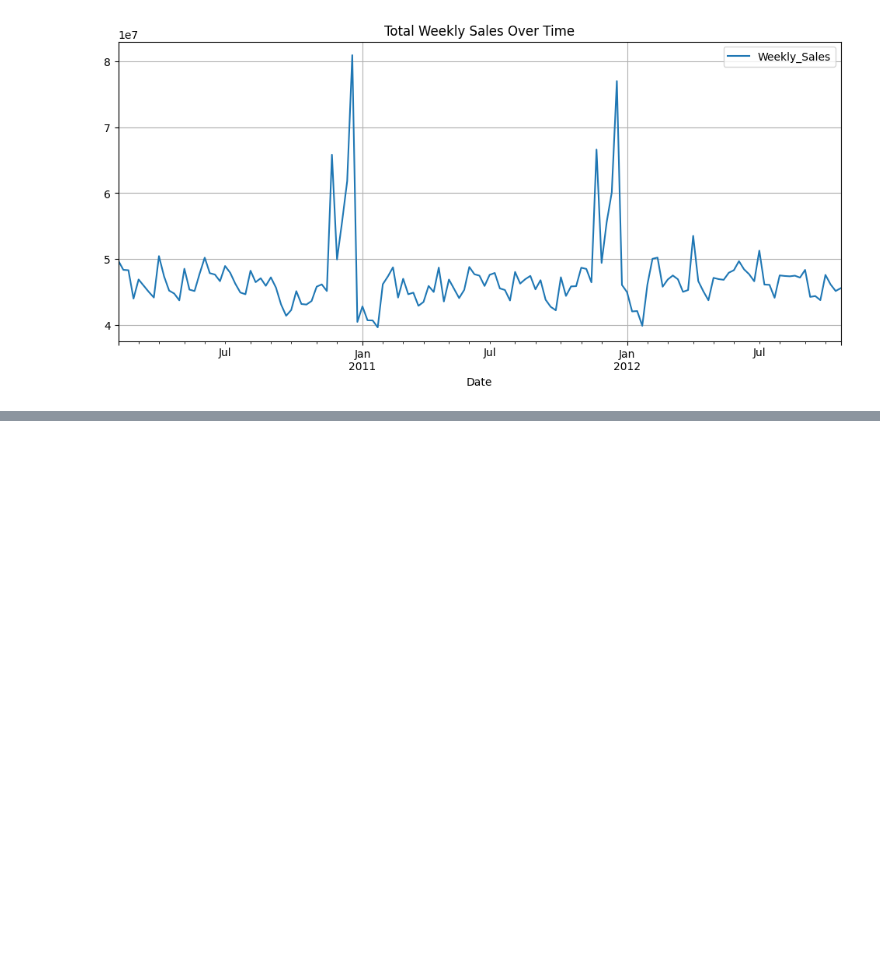
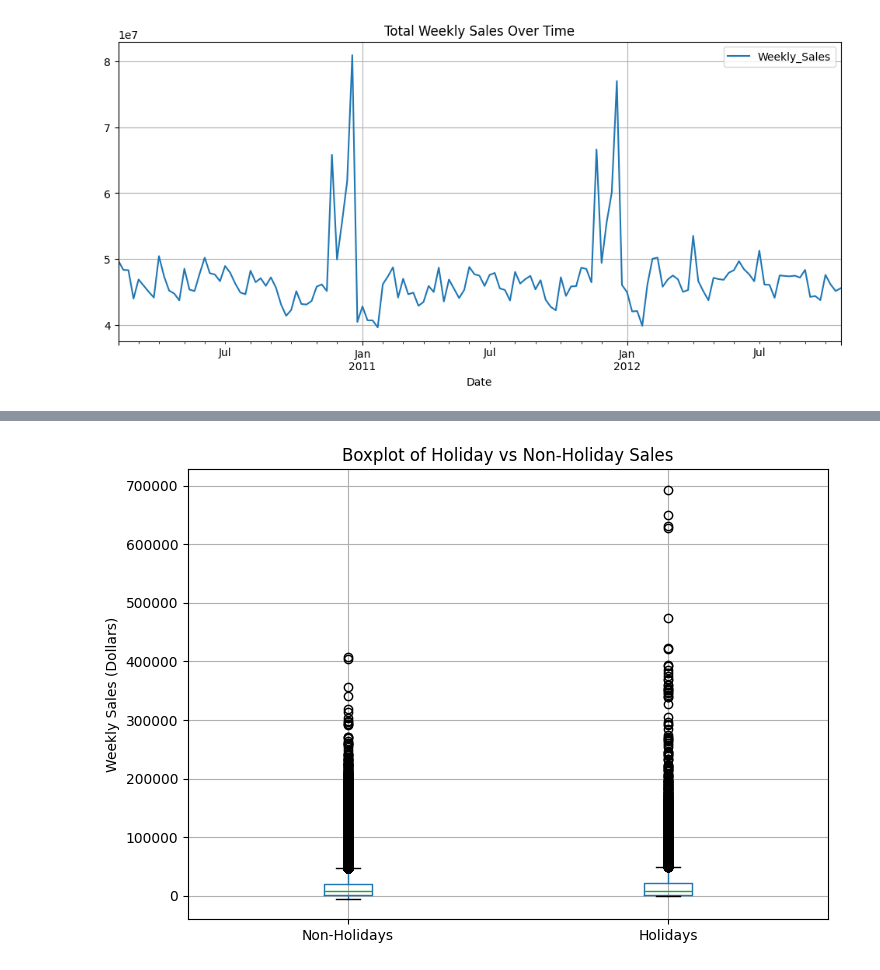
Before and after one commit to DavidO1621/Walmart-kpi-project, a Jupyter notebook: notebooks/01_EDA.ipynb, the cells around one changed output, grey strips where cells are left out. Saved outputs shown, nothing was run; the diff lists cells and outputs as text; code cells hidden in the pictures; blank space fills up the shorter version.

```diff
--- a/notebooks/01_EDA.ipynb
+++ b/notebooks/01_EDA.ipynb
@@ -128,0 +155,14 @@ plt.xticks(rotation = 45)
+# %%
+ax =df.boxplot(
+    column ='Weekly_Sales',
+    by ='IsHoliday',
+    figsize =(8,6)
+    )
+ax.set_title('Boxplot of Holiday vs Non-Holiday Sales')
+plt.suptitle('')
+ax.set_xlabel('')
+ax.set_ylabel('Weekly Sales (Dollars)')
+ax.set_xticklabels(['Non-Holidays','Holidays'])
+plt.show()
+# %% [output]
+[figure, added]
```
Also changed, not shown: parts of 6 cells of this notebook, 1 other file.
